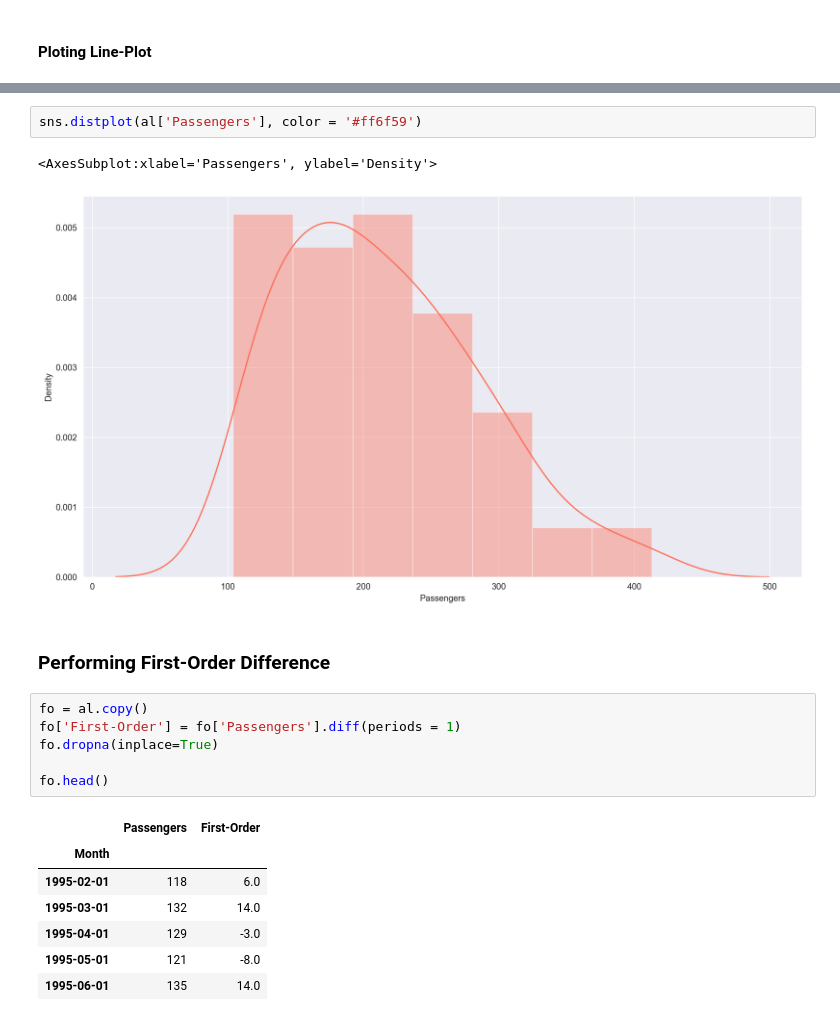
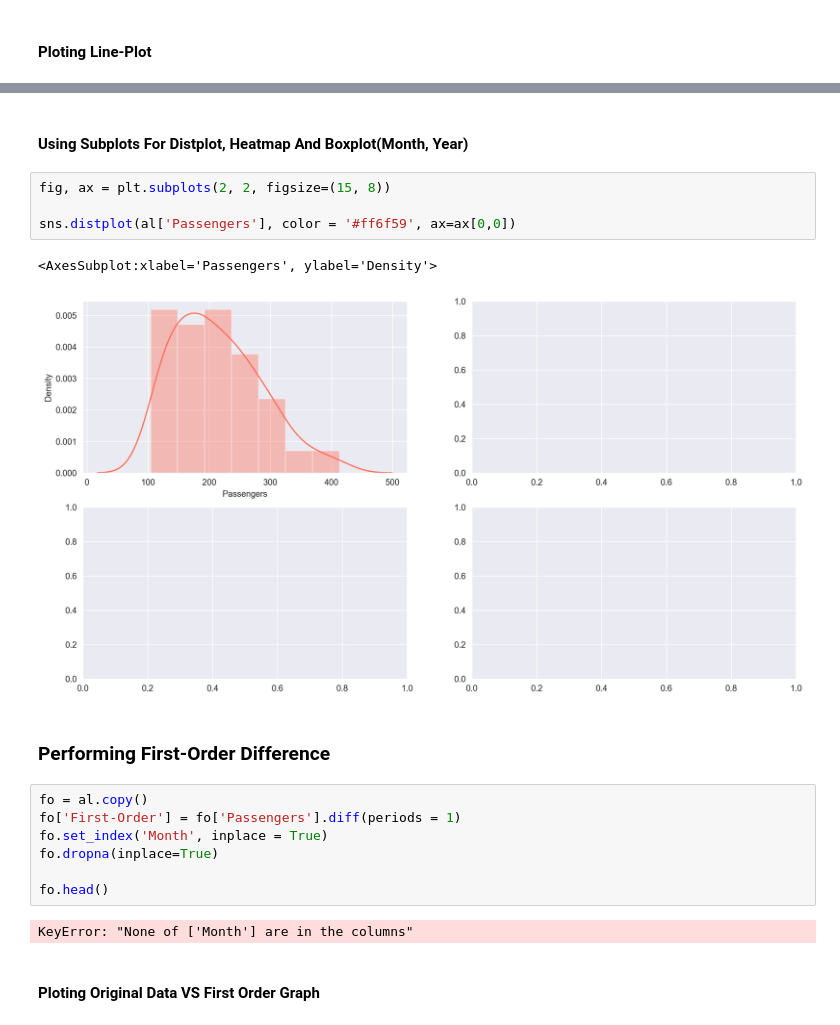
Before and after one commit to kunal-mallick/Data-Science-Assignments, a Jupyter notebook: Assignment_18_Forecasting/Code/Q1_AirlinesData.ipynb, the cells around one changed output, grey strips where cells are left out. Drawn from its saved outputs; the diff is of its cells as text.

```diff
--- a/Assignment_18_Forecasting/Code/Q1_AirlinesData.ipynb
+++ b/Assignment_18_Forecasting/Code/Q1_AirlinesData.ipynb
@@ -116,24 +143,25 @@ sns.lineplot(data = al, palette = ["#ffb55a"])
-# %%
-sns.distplot(al['Passengers'], color = '#ff6f59')
-# %% [output]
-<AxesSubplot:xlabel='Passengers', ylabel='Density'>
-[figure, removed]
+# %% [markdown]
+#### Using Subplots For Distplot, Heatmap And Boxplot(Month, Year)
+# %%
+fig, ax = plt.subplots(2, 2, figsize=(15, 8))
+
+sns.distplot(al['Passengers'], color = '#ff6f59', ax=ax[0,0])
+# %% [output]
+<AxesSubplot:xlabel='Passengers', ylabel='Density'>
+[figure, added]
 # %% [markdown]
 ### Performing First-Order Difference
 # %%
 fo = al.copy()
 fo['First-Order'] = fo['Passengers'].diff(periods = 1)
+fo.set_index('Month', inplace = True)
 fo.dropna(inplace=True)
 
 fo.head()
 # %% [output]
-|  | Passengers | First-Order |
-| Month |  |  |
-| 1995-02-01 | 118 | 6.0 |
-| 1995-03-01 | 132 | 14.0 |
-| 1995-04-01 | 129 | -3.0 |
-| 1995-05-01 | 121 | -8.0 |
-| 1995-06-01 | 135 | 14.0 |
+KeyError: "None of ['Month'] are in the columns"
+# %% [markdown]
+#### Ploting Original Data VS First Order Graph
 # %%
 plt.title('Original Data VS First Order')
 plt.ylabel('No Of Passengers')
```
Also changed, not shown: parts of 12 cells of this notebook.
